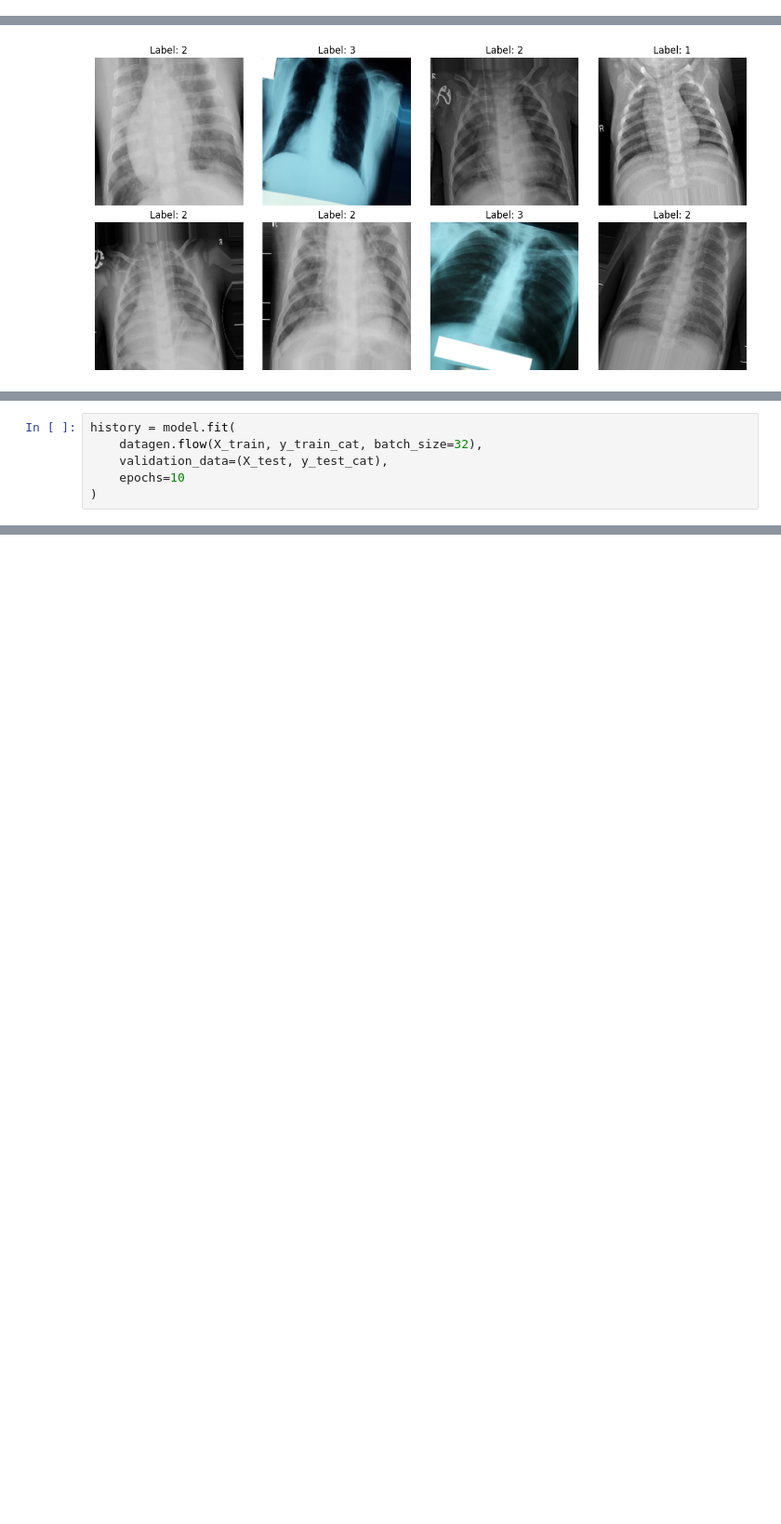
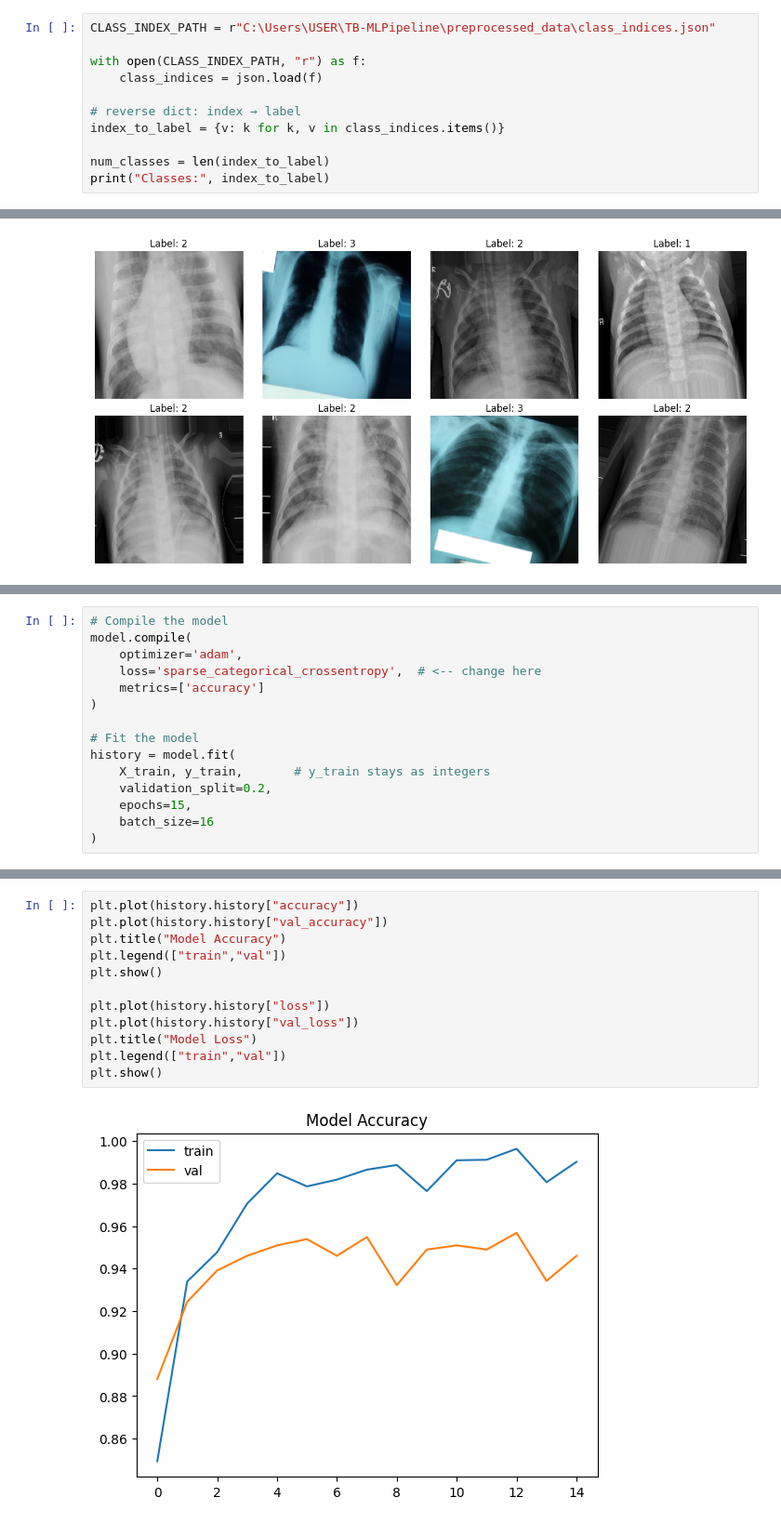
Before and after one commit to ICYEZAGATORE/TB-MLPipeline, a Jupyter notebook: notebook/tl-ml-pipeline.ipynb, the cells around one changed output, grey strips where cells are left out. Shown at 93% size. Saved outputs shown, nothing was run; the diff lists cells and outputs as text; blank space fills up the shorter version.

```diff
--- a/notebook/tl-ml-pipeline.ipynb
+++ b/notebook/tl-ml-pipeline.ipynb
@@ -72,0 +69,11 @@ Name: count, dtype: int64
+# %%
+CLASS_INDEX_PATH = r"C:\Users\USER\TB-MLPipeline\preprocessed_data\class_indices.json"
+
+with open(CLASS_INDEX_PATH, "r") as f:
+    class_indices = json.load(f)
+
+# reverse dict: index → label
+index_to_label = {v: k for k, v in class_indices.items()}
+
+num_classes = len(index_to_label)
+print("Classes:", index_to_label)
@@ -134,7 +150,16 @@ Model: "sequential"
 # %%
+# Compile the model
+model.compile(
+    optimizer='adam',
+    loss='sparse_categorical_crossentropy',  # <-- change here
+    metrics=['accuracy']
+)
+
+# Fit the model
 history = model.fit(
-    datagen.flow(X_train, y_train_cat, batch_size=32),
-    validation_data=(X_test, y_test_cat),
-    epochs=10
+    X_train, y_train,       # y_train stays as integers
+    validation_split=0.2,
+    epochs=15,
+    batch_size=16
 )
 # %% [output]
@@ -204,0 +183,14 @@ TURBERCULOSIS       0.96      0.96      0.96       132
+# %%
+plt.plot(history.history["accuracy"])
+plt.plot(history.history["val_accuracy"])
+plt.title("Model Accuracy")
+plt.legend(["train","val"])
+plt.show()
+
+plt.plot(history.history["loss"])
+plt.plot(history.history["val_loss"])
+plt.title("Model Loss")
+plt.legend(["train","val"])
+plt.show()
+# %% [output]
+[figure, added]
```
Also changed, not shown: parts of 13 cells of this notebook.
